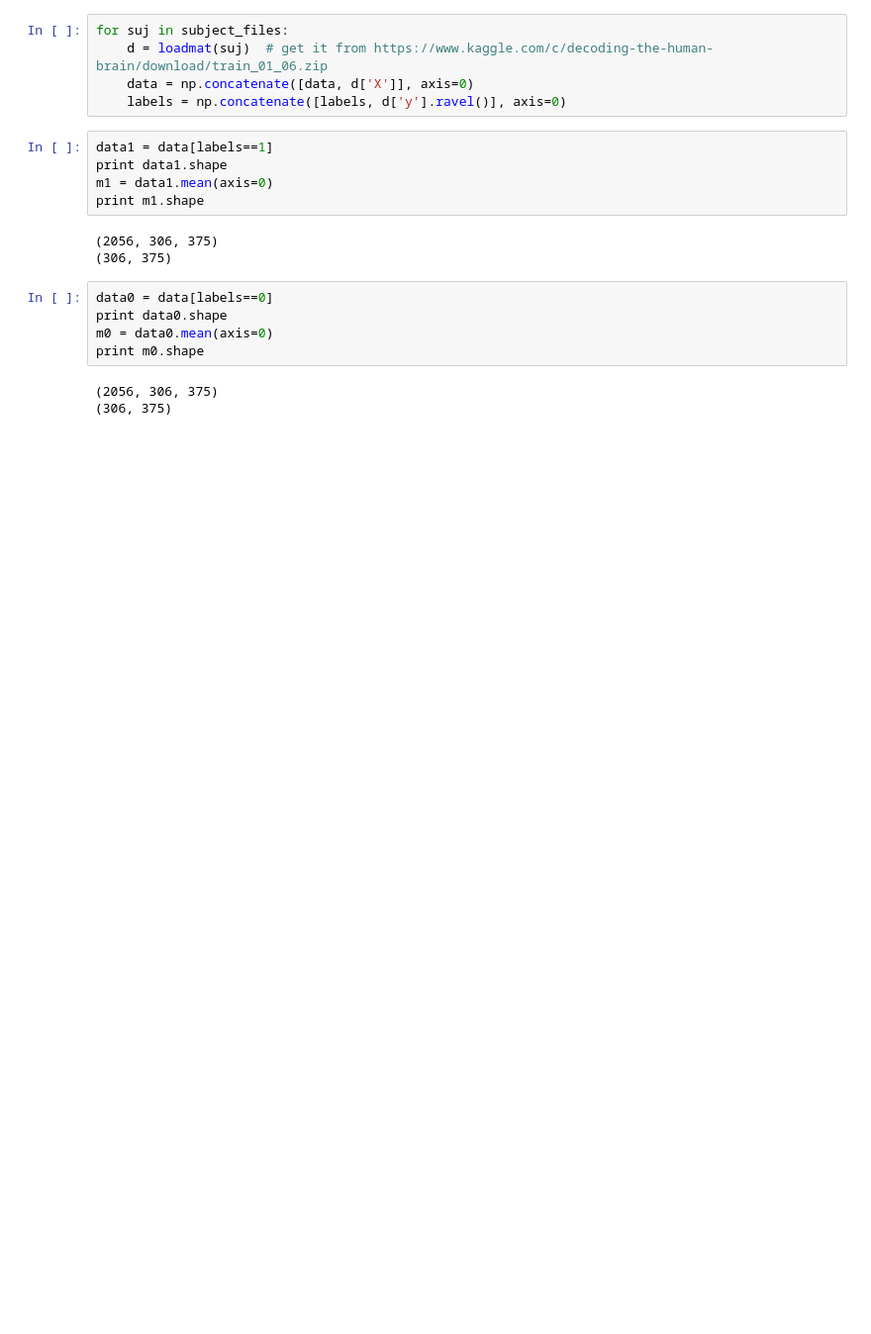
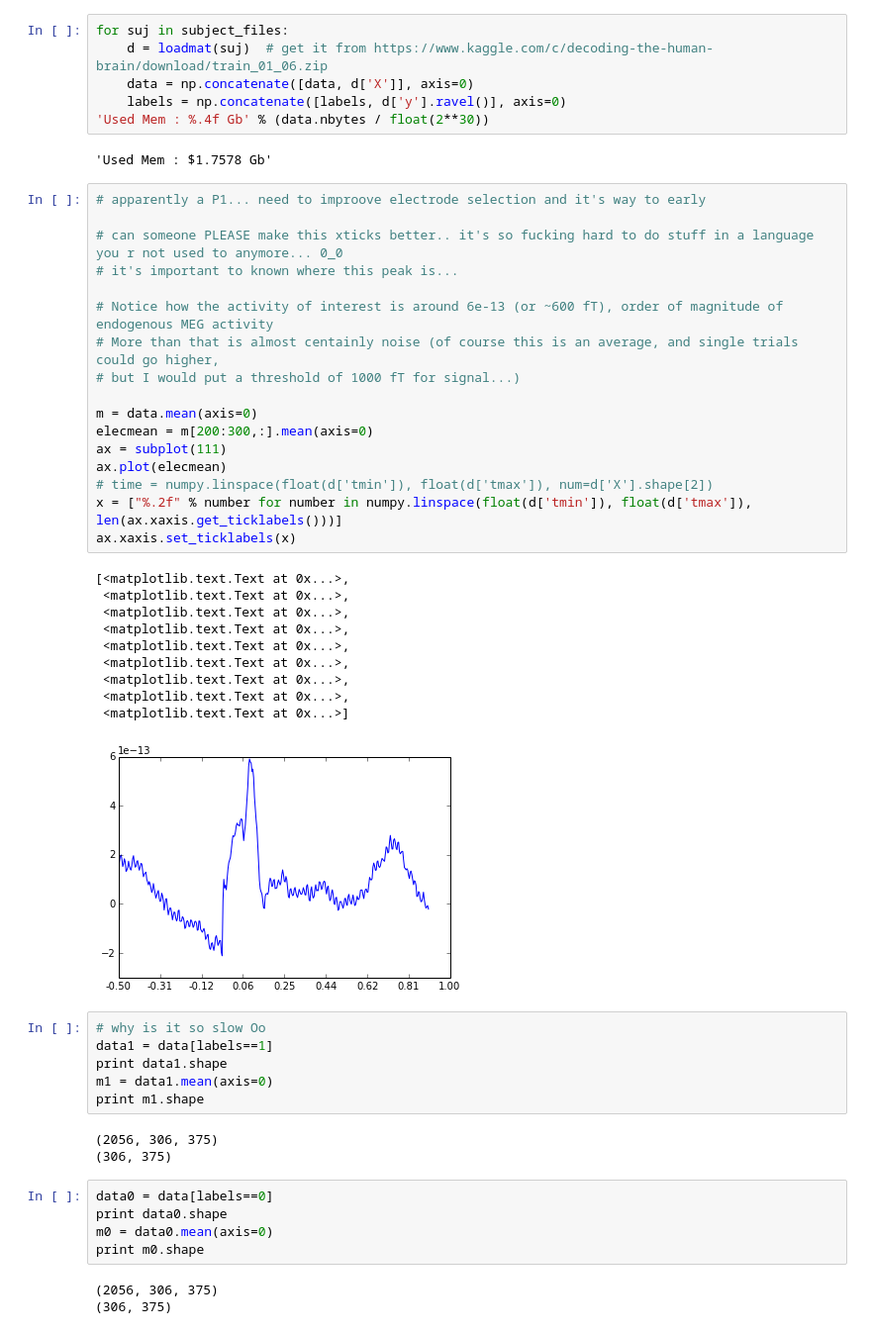
Before and after one commit to SnippyHolloW/kaggleMEG, a Jupyter notebook: Explore_all_subjects.ipynb, the cells around one changed output. Shown at 99% size. Cells and saved outputs as stored; diff of their text form; blank space fills up the shorter version.

Commit message:
P1 and better N170

```diff
--- a/Explore_all_subjects.ipynb
+++ b/Explore_all_subjects.ipynb
@@ -15,7 +26,39 @@ for suj in subject_files:
     d = loadmat(suj)  # get it from https://www.kaggle.com/c/decoding-the-human-brain/download/train_01_06.zip
     data = np.concatenate([data, d['X']], axis=0)
     labels = np.concatenate([labels, d['y'].ravel()], axis=0)
+'Used Mem : %.4f Gb' % (data.nbytes / float(2**30))
+# %% [output]
+'Used Mem : $1.7578 Gb'
+# %%
+# apparently a P1... need to improove electrode selection and it's way to early
+
+# can someone PLEASE make this xticks better.. it's so fucking hard to do stuff in a language you r not used to anymore... 0_0
+# it's important to known where this peak is...
+
+# Notice how the activity of interest is around 6e-13 (or ~600 fT), order of magnitude of endogenous MEG activity
+# More than that is almost centainly noise (of course this is an average, and single trials could go higher,
+# but I would put a threshold of 1000 fT for signal...)
+
+m = data.mean(axis=0)
+elecmean = m[200:300,:].mean(axis=0)
+ax = subplot(111)
+ax.plot(elecmean)
+# time = numpy.linspace(float(d['tmin']), float(d['tmax']), num=d['X'].shape[2])
+x = ["%.2f" % number for number in numpy.linspace(float(d['tmin']), float(d['tmax']), len(ax.xaxis.get_ticklabels()))]
+ax.xaxis.set_ticklabels(x)
+# %% [output]
+[<matplotlib.text.Text at 0x...>,
+ <matplotlib.text.Text at 0x...>,
+ <matplotlib.text.Text at 0x...>,
+ <matplotlib.text.Text at 0x...>,
+ <matplotlib.text.Text at 0x...>,
+ <matplotlib.text.Text at 0x...>,
+ <matplotlib.text.Text at 0x...>,
+ <matplotlib.text.Text at 0x...>,
+ <matplotlib.text.Text at 0x...>]
+[figure, added]
 # %%
+# why is it so slow Oo
 data1 = data[labels==1]
 print data1.shape
 m1 = data1.mean(axis=0)
```
Also changed, not shown: parts of 7 cells of this notebook.
